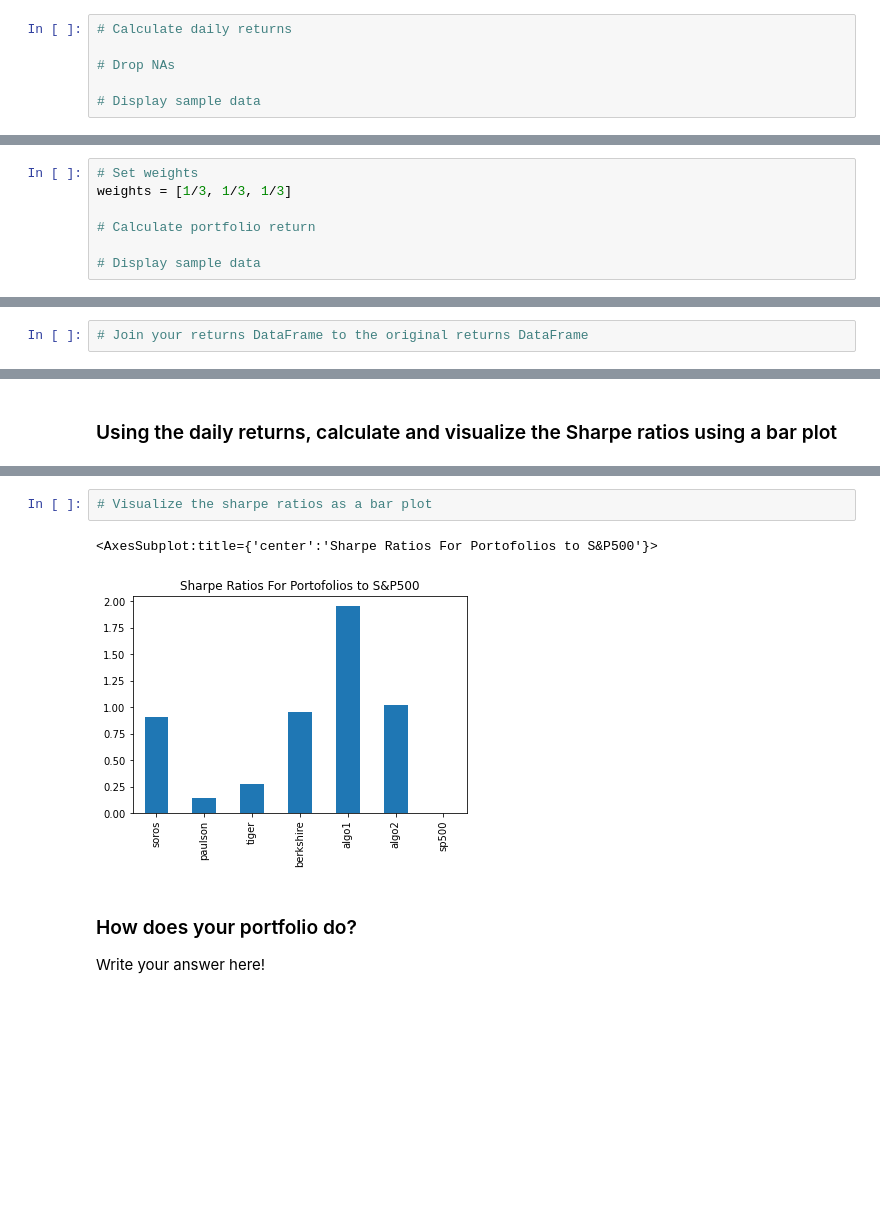
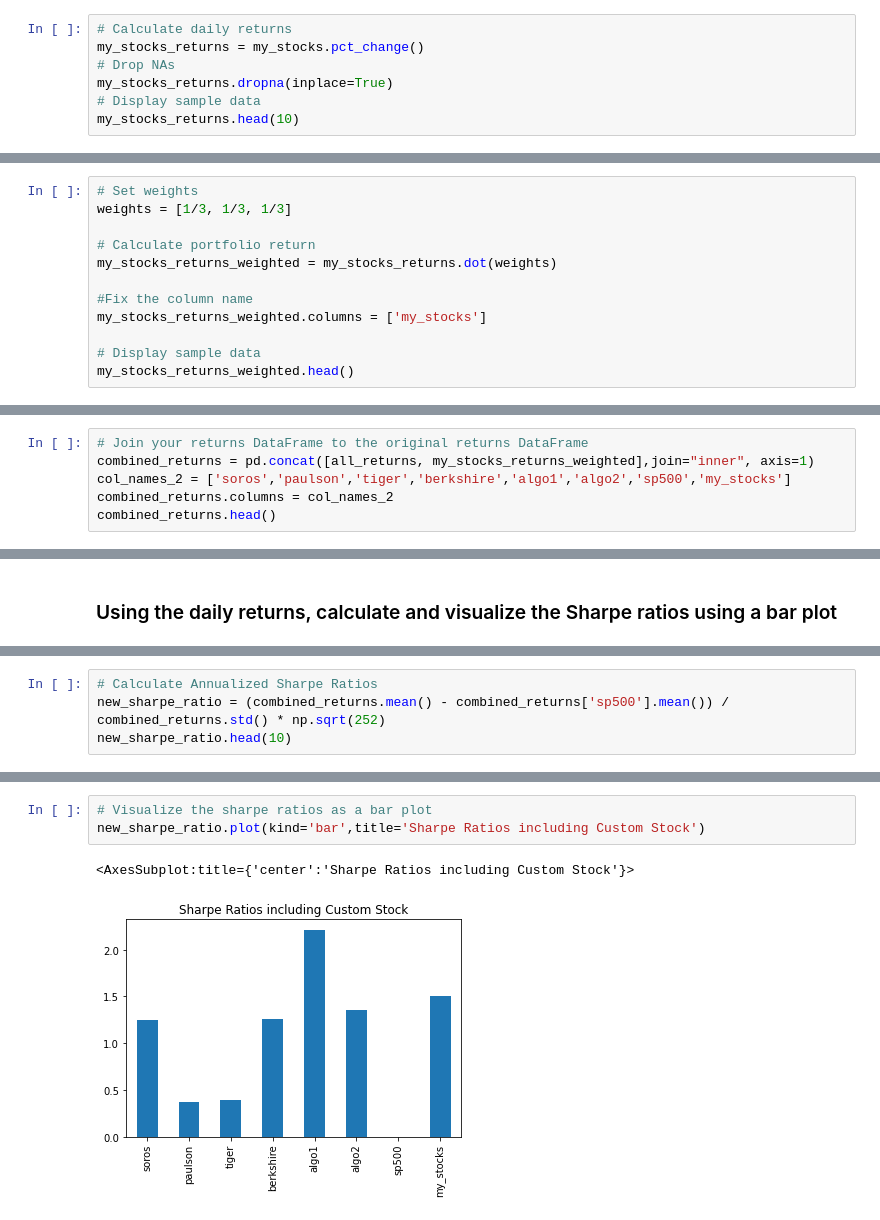
Before and after one commit to JQH84/Portfolio-Analysis, a Jupyter notebook: whale_analysis.ipynb, the cells around one changed output, grey strips where cells are left out. Drawn from its saved outputs; the diff is of its cells as text; blank space fills up the shorter version.

```diff
--- a/whale_analysis.ipynb
+++ b/whale_analysis.ipynb
@@ -384,7 +397,8 @@ In this section, you will build your own portfolio of stocks, calculate the retu
 # Reorganize portfolio data by having a column per symbol
 # %%
 # Calculate daily returns
-
+my_stocks_returns = my_stocks.pct_change()
 # Drop NAs
-
+my_stocks_returns.dropna(inplace=True)
 # Display sample data
+my_stocks_returns.head(10)
@@ -395,5 +422,10 @@ In this section, you will build your own portfolio of stocks, calculate the retu
 weights = [1/3, 1/3, 1/3]
 
 # Calculate portfolio return
+my_stocks_returns_weighted = my_stocks_returns.dot(weights)
+
+#Fix the column name
+my_stocks_returns_weighted.columns = ['my_stocks']
 
 # Display sample data
+my_stocks_returns_weighted.head()
@@ -401,3 +441,7 @@ weights = [1/3, 1/3, 1/3]
 ## Join your portfolio returns to the DataFrame that contains all of the portfolio returns
 # %%
 # Join your returns DataFrame to the original returns DataFrame
+combined_returns = pd.concat([all_returns, my_stocks_returns_weighted],join="inner", axis=1)
+col_names_2 = ['soros','paulson','tiger','berkshire','algo1','algo2','sp500','my_stocks']
+combined_returns.columns = col_names_2
+combined_returns.head()
@@ -438,0 +518,4 @@ dtype: float64
+# %%
+# Calculate Annualized Sharpe Ratios
+new_sharpe_ratio = (combined_returns.mean() - combined_returns['sp500'].mean()) / combined_returns.std() * np.sqrt(252)
+new_sharpe_ratio.head(10)
@@ -439,9 +532,6 @@ dtype: float64
 # %%
 # Visualize the sharpe ratios as a bar plot
+new_sharpe_ratio.plot(kind='bar',title='Sharpe Ratios including Custom Stock')
 # %% [output]
-<AxesSubplot:title={'center':'Sharpe Ratios For Portofolios to S&P500'}>
+<AxesSubplot:title={'center':'Sharpe Ratios including Custom Stock'}>
-[figure, old version]
+[figure, new version]
-# %% [markdown]
-### How does your portfolio do?
-
-Write your answer here!
```
Also changed, not shown: parts of 18 cells of this notebook, 1 other file.
